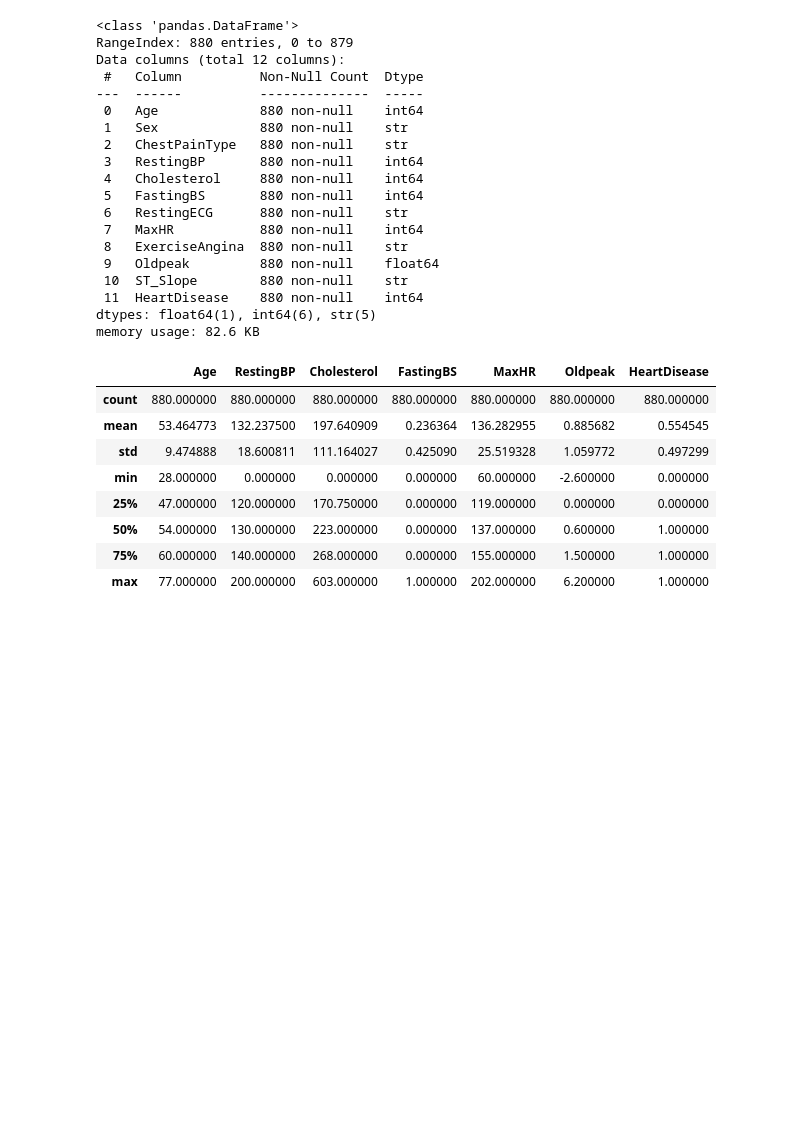
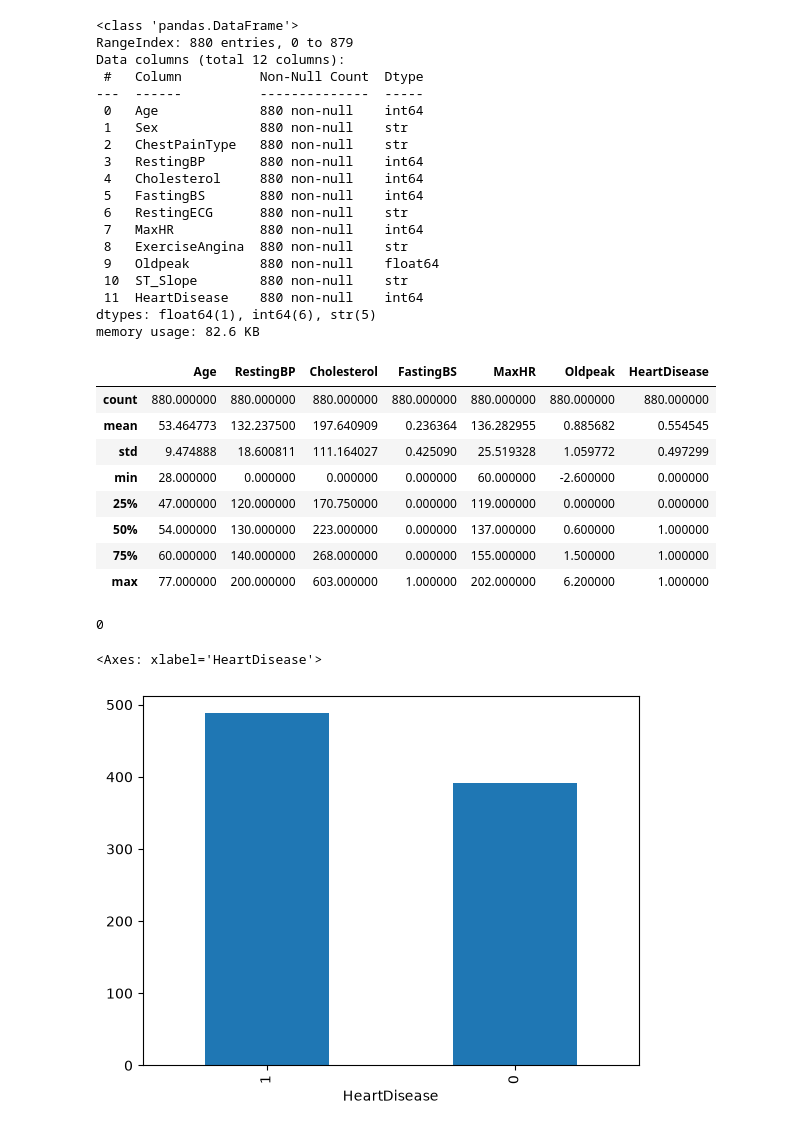
Before and after one commit to palak-bajpai-039/Machine-Learning, a Jupyter notebook: heart/heart.ipynb, the cells around one changed output. Saved outputs shown, nothing was run; the diff lists cells and outputs as text; code cells hidden in the pictures; blank space fills up the shorter version.

```diff
--- a/heart/heart.ipynb
+++ b/heart/heart.ipynb
@@ -63,3 +63,12 @@ df.describe()
 | 50% | 54.000000 | 130.000000 | 223.000000 | 0.000000 | 137.000000 | 0.600000 | 1.000000 |
 | 75% | 60.000000 | 140.000000 | 268.000000 | 0.000000 | 155.000000 | 1.500000 | 1.000000 |
 | max | 77.000000 | 200.000000 | 603.000000 | 1.000000 | 202.000000 | 6.200000 | 1.000000 |
+# %%
+df.duplicated().sum()
+# %% [output]
+0
+# %%
+df["HeartDisease"].value_counts().plot(kind="bar")
+# %% [output]
+<Axes: xlabel='HeartDisease'>
+[figure, added]
```
Also changed, not shown: parts of 12 cells of this notebook.
